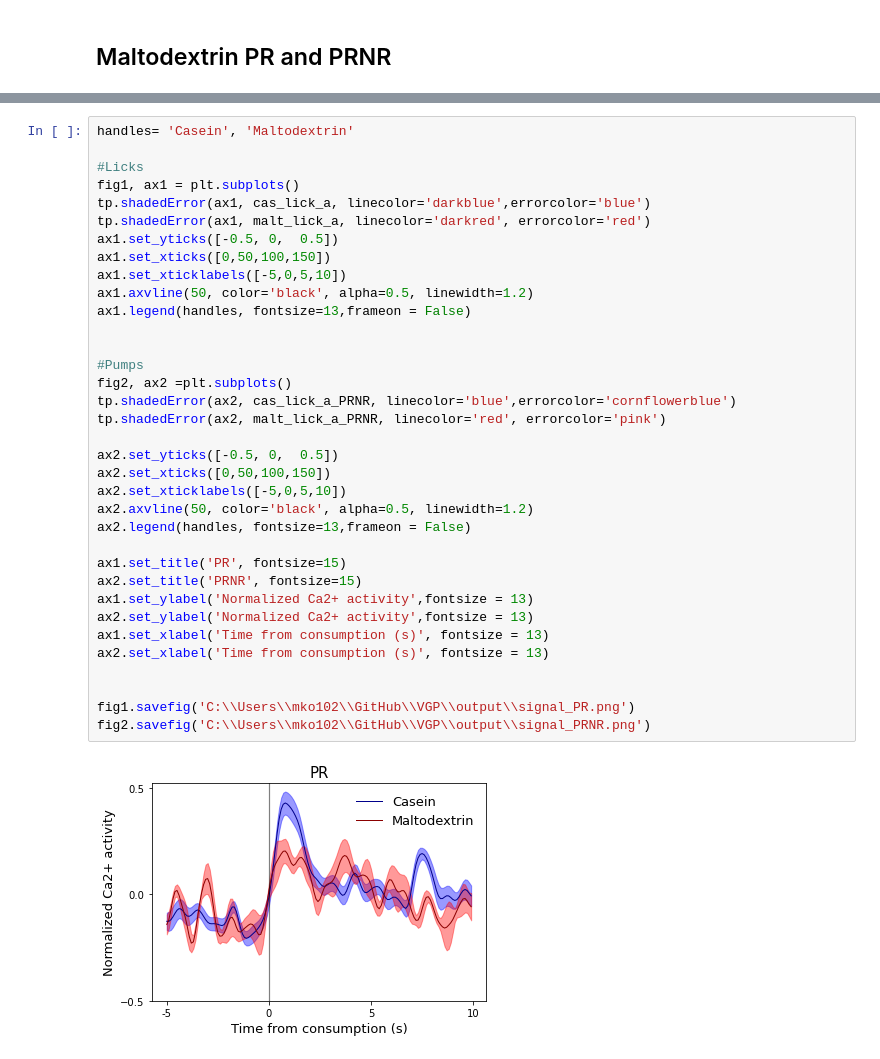
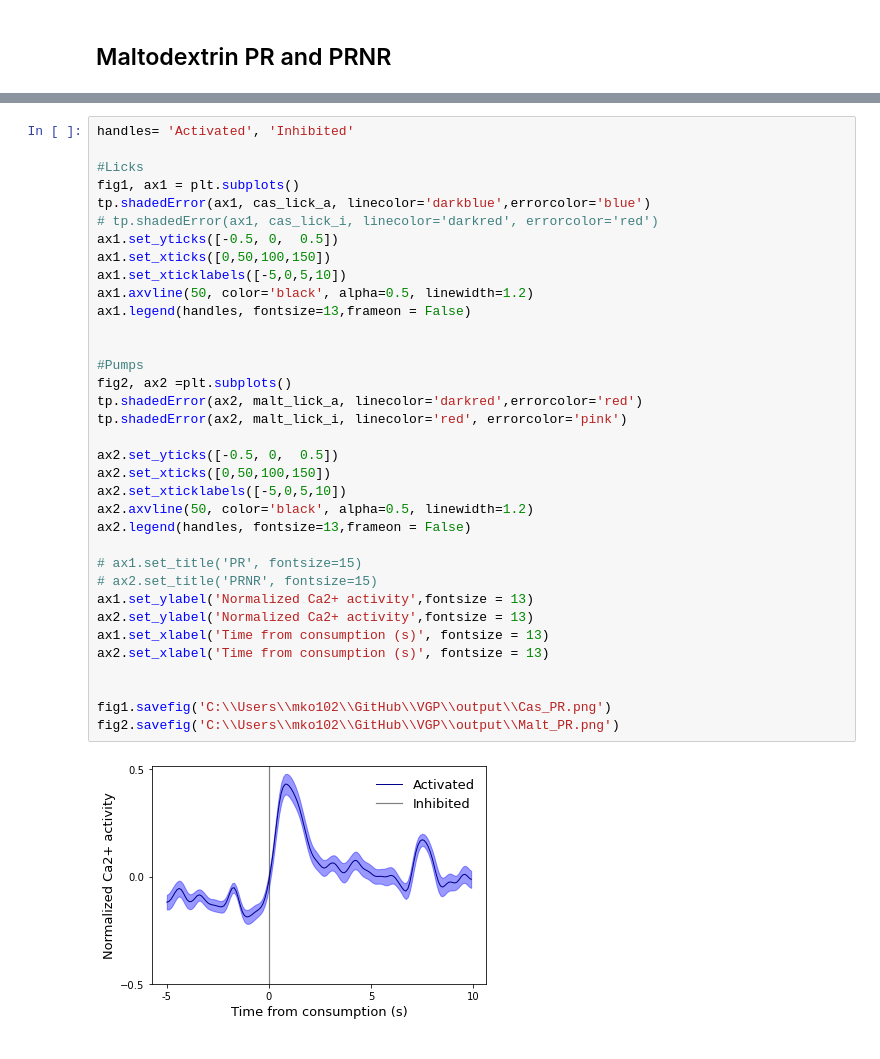
Before and after one commit to jetsetmette/VGP, a Jupyter notebook: notebooks/extract 2p data.ipynb, the cells around one changed output, grey strips where cells are left out. Drawn from its saved outputs; the diff is of its cells as text.

```diff
--- a/notebooks/extract 2p data.ipynb
+++ b/notebooks/extract 2p data.ipynb
@@ -435,37 +536,37 @@ fig2.savefig('C:\\Users\\mko102\\GitHub\\VGP\\output\\signal_malt_pump.png')
 # %%
-handles= 'Casein', 'Maltodextrin'
+handles= 'Activated', 'Inhibited'
 
 #Licks
 fig1, ax1 = plt.subplots()
 tp.shadedError(ax1, cas_lick_a, linecolor='darkblue',errorcolor='blue')
-tp.shadedError(ax1, malt_lick_a, linecolor='darkred', errorcolor='red')
+# tp.shadedError(ax1, cas_lick_i, linecolor='darkred', errorcolor='red')
 ax1.set_yticks([-0.5, 0,  0.5])
 ax1.set_xticks([0,50,100,150])
 ax1.set_xticklabels([-5,0,5,10])
 ax1.axvline(50, color='black', alpha=0.5, linewidth=1.2)
 ax1.legend(handles, fontsize=13,frameon = False)
 
 
 #Pumps
 fig2, ax2 =plt.subplots()
-tp.shadedError(ax2, cas_lick_a_PRNR, linecolor='blue',errorcolor='cornflowerblue')
-tp.shadedError(ax2, malt_lick_a_PRNR, linecolor='red', errorcolor='pink')
+tp.shadedError(ax2, malt_lick_a, linecolor='darkred',errorcolor='red')
+tp.shadedError(ax2, malt_lick_i, linecolor='red', errorcolor='pink')
 
 ax2.set_yticks([-0.5, 0,  0.5])
 ax2.set_xticks([0,50,100,150])
 ax2.set_xticklabels([-5,0,5,10])
 ax2.axvline(50, color='black', alpha=0.5, linewidth=1.2)
 ax2.legend(handles, fontsize=13,frameon = False)
 
-ax1.set_title('PR', fontsize=15)
-ax2.set_title('PRNR', fontsize=15)
+# ax1.set_title('PR', fontsize=15)
+# ax2.set_title('PRNR', fontsize=15)
 ax1.set_ylabel('Normalized Ca2+ activity',fontsize = 13)
 ax2.set_ylabel('Normalized Ca2+ activity',fontsize = 13)
 ax1.set_xlabel('Time from consumption (s)', fontsize = 13)
 ax2.set_xlabel('Time from consumption (s)', fontsize = 13)
 
 
-fig1.savefig('C:\\Users\\mko102\\GitHub\\VGP\\output\\signal_PR.png')
-fig2.savefig('C:\\Users\\mko102\\GitHub\\VGP\\output\\signal_PRNR.png')
+fig1.savefig('C:\\Users\\mko102\\GitHub\\VGP\\output\\Cas_PR.png')
+fig2.savefig('C:\\Users\\mko102\\GitHub\\VGP\\output\\Malt_PR.png')
 # %% [output]
-[figure, old version]
+[figure, new version]
```
Also changed, not shown: parts of 19 cells of this notebook, 4 other files.
